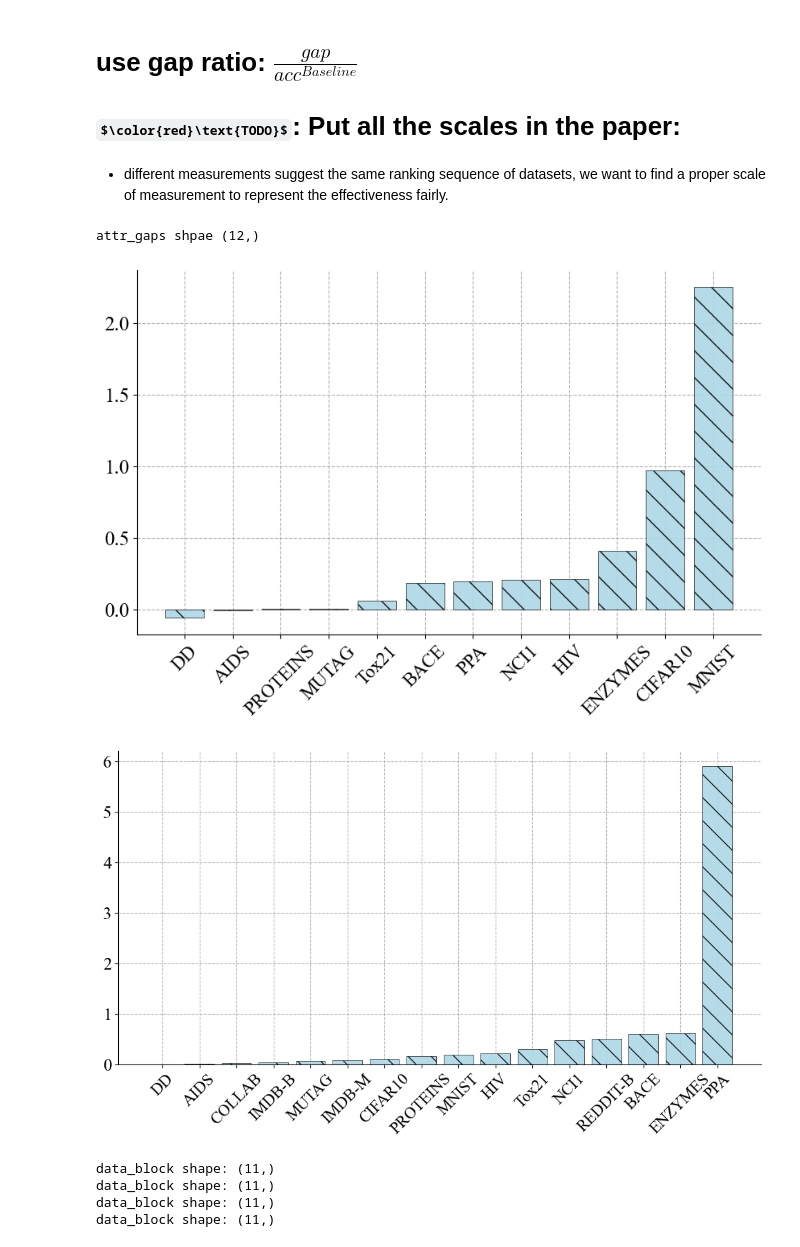
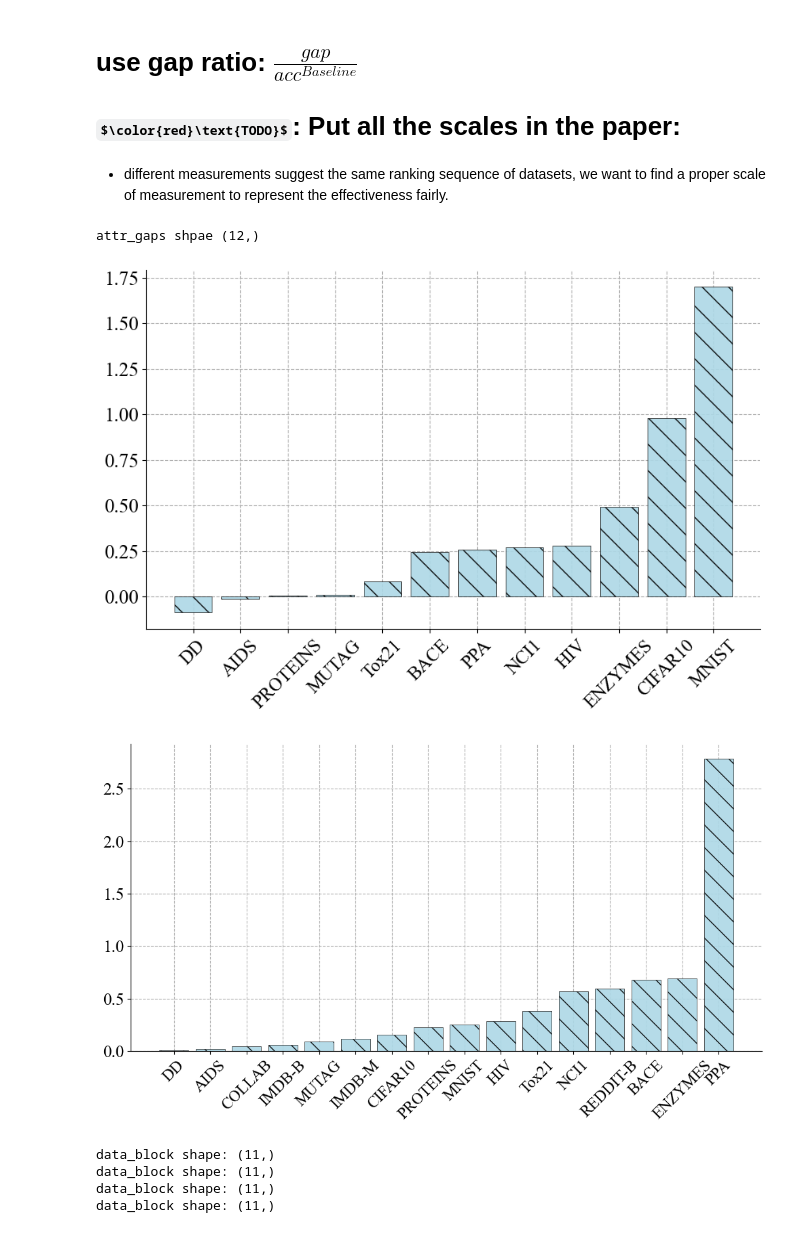
Before and after one commit to ICLab4DL/GNNBenchEffectiveness, a Jupyter notebook: plot_performance_gaps.ipynb, the cells around one changed output. Saved outputs shown, nothing was run; the diff lists cells and outputs as text; code cells hidden in the pictures; some formulas as TeX source.

```diff
--- a/plot_performance_gaps.ipynb
+++ b/plot_performance_gaps.ipynb
@@ -152,7 +152,6 @@ ids = ['GraphKernel', 'MLP(Degree)', 'GNN(Degree)','GNN(Degree-shuffled)', 'GNN(
 
 ids = {k:i for i, k in enumerate(ids)}
 print('ids:', ids)
-
 
 # data name: MNIST
 # data name: CIFAR10
@@ -167,7 +166,6 @@ print('ids:', ids)
 # data name: PROTEINS
 # data name: ENZYMES
 # data name: MUTAG
-
 
 results = \
 {'MUTAG': [(86.23, 8.50 ),( 84.78,7.71 ),( 87.28,6.54 ),( 68.30,10.89),( 60.65,9.54 ),( 59.82,7.63)],
@@ -233,8 +231,13 @@ def get_data_block(results, names):
         data_block.append(results[name])
     return np.array(data_block)
 
+
 attr_data_block = get_data_block(results, show_data_attr)
 struct_data_block = get_data_block(results, show_data_struct)
+
+# copy and concat attr_data_block:
+attr_data_block = np.concatenate([attr_data_block, attr_data_block], axis=2)
+struct_data_block = np.concatenate([struct_data_block, struct_data_block], axis=2)
 # %% [output]
 ids: {'GraphKernel': 0, 'MLP(Degree)': 1, 'GNN(Degree)': 2, 'GNN(Degree-shuffled)': 3, 'GNN(PageRank)': 4, 'GNN(Gaussian)': 5, 'MLP(Attr)': 6, 'GNN(Attribute)': 7, 'GNN(Mix)': 8, 'GNN(Decoupled)': 9}
 # %%
@@ -380,7 +367,8 @@ def label_replace(cur_label:str):
 
 def plot(es, title):
 
-    e_res = sorted(es, key=lambda x: x[0])
+    e_res = sorted(es, key=lambda x: x[0].squeeze()[2])
+
     labels = [label_replace(e[1]) for e in e_res]
 
     # set figure size:
@@ -389,8 +377,17 @@ def plot(es, title):
     else:
         fsize = (10, 6)
     fig, ax = plt.subplots(figsize=fsize, dpi=100)
-    for e in e_res:
-        bars = ax.bar(e[1], e[0], label=e[1], alpha=0.9, color='lightblue', hatch='\\', edgecolor='black', linewidth=0.5)
+    for i, e in enumerate(e_res):
+        # set another color of the bar if the value is less than 10:
+        bar_color = 'lightblue' if e[0].squeeze()[2] > 10 else 'pink'
+
+        bars = ax.bar(e[1], e[0].squeeze()[2], label=e[1], alpha=0.9, color=bar_color, hatch='\\', edgecolor='black', linewidth=0.5)
+
+        # if labels[i] in ['HIV', 'Tox21', 'BACE']:
+        #     bar_color = 'lightblue' if e[0].squeeze()[2] > 10 else 'pink'
+        #     bars = ax.bar(e[1], e[0].squeeze()[0], label=e[1], alpha=0.9, color=bar_color, hatch='\\', edgecolor='black', linewidth=0.5)
+
+
 
     # hide the top and right boundary:
     ax.spines['top'].set_visible(False)
@@ -481,33 +477,33 @@ attr_gaps shpae (12,)
 # %%
 # Effectiveness
 # non-attribute datasets:
 
 
 def get_performance_gap_ratio(data_block):
     # calculate the difference between data_block[:, 0] and data_block[:, 1]
-    attr_gap = data_block[:, 1, 0] - data_block[:, 0, 0]
-    struct_gap = data_block[:, 4, 0] - data_block[:, 2, 0]
-    return attr_gap.squeeze()/data_block[:, 0, 0], struct_gap.squeeze()/data_block[:, 2, 0]
+    attr_gap = np.log2(data_block[:, 1, 0]) - np.log2(data_block[:, 0, 0])
+    struct_gap = np.log2(data_block[:, 4, 0]) - np.log2(data_block[:, 2, 0])
+    return attr_gap.squeeze(), struct_gap.squeeze()
 
 # NOTE: get E for each dataset:
 
 attr_gaps, _ = get_performance_gap_ratio(attr_data_block)
 _, struct_gaps = get_performance_gap_ratio(struct_data_block)
 
 print('attr_gaps shpae', attr_gaps.shape)
 
 colors = ["#0072B2", "#009E73", "#D55E00", "#E69F00", "#CC79A7"]
 
 attr_es = [(attr_gaps[i], show_data_attr[i]) for i in range(len(show_data_attr))]
 struct_es = [(struct_gaps[i], show_data_struct[i]) for i in range(len(show_data_struct))]
 
 plot(attr_es, 'Attribute Performance Gap')
 plot(struct_es, 'Structural Performance Gap')
 # # ax.legend()
 # %% [output]
 attr_gaps shpae (12,)
-[figure, old version]
+[figure, new version]
-[figure, old version]
+[figure, new version]
 # %%
 groups = []
 
```
Also changed, not shown: parts of 4 cells of this notebook, 1 other file.
